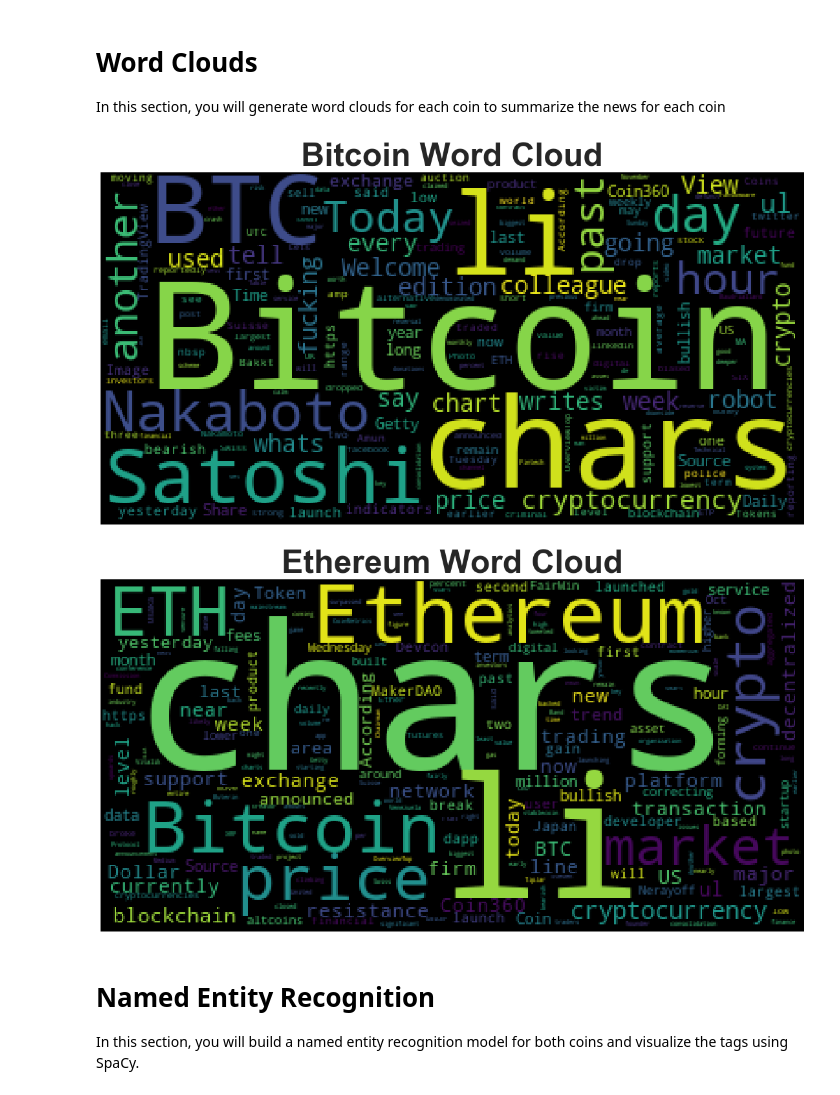
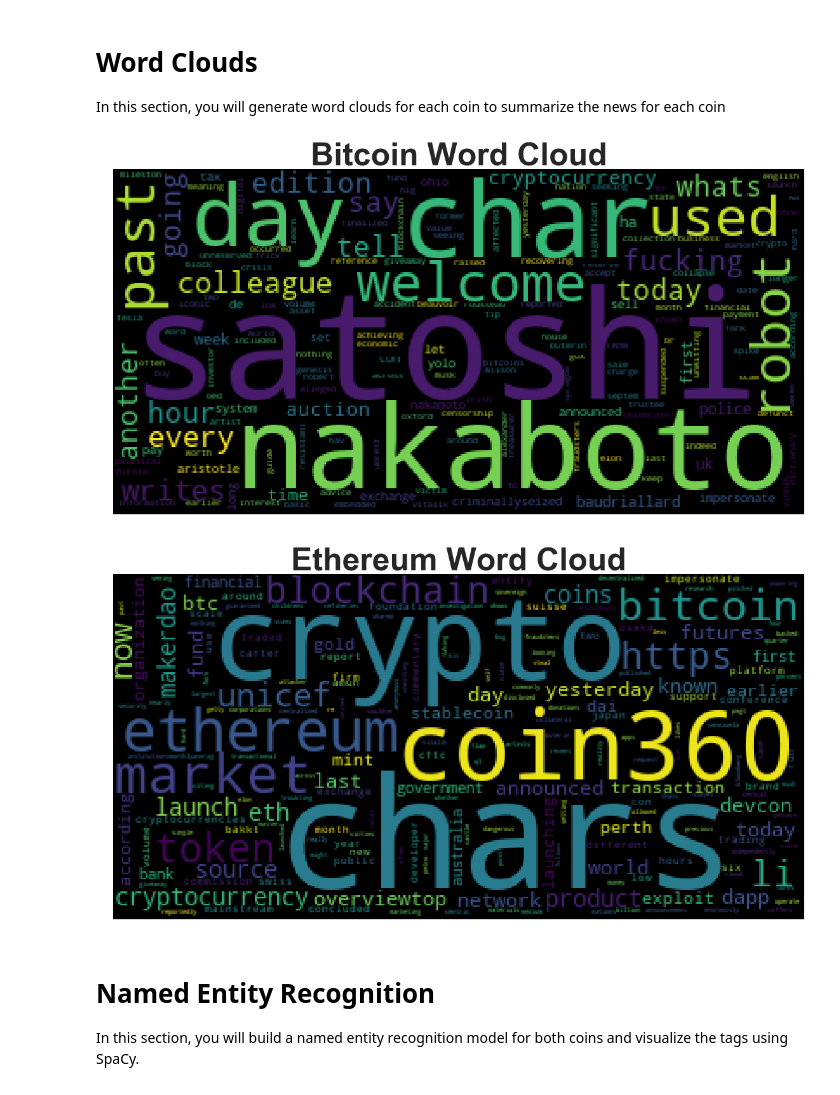
Before and after one commit to ceazer2801/crypto_sentiment, a Jupyter notebook: crypto_sentiment.ipynb, the cells around one changed output. Drawn from its saved outputs; the diff is of its cells as text; code cells hidden in the pictures.

```diff
--- a/crypto_sentiment.ipynb
+++ b/crypto_sentiment.ipynb
@@ -26,7 +28,7 @@ newsapi = NewsApiClient(api_key=api_key)
 bitcoin_headlines = newsapi.get_everything(
     q="bitcoin AND BTC",
     language="en",
-    page_size=100
+#    page_size=100
 )
 # %%
 # Fetch the Ethereum news articles
@@ -162,7 +165,7 @@ from string import punctuation
 import re
 # %%
 # Expand the default stop words list if necessary
-addl_stopwords = [',','`', '']
+addl_stopwords = [',', '', 'https', 'http', 'btc', 'bitcoin', 'eth', 'ethereum']
 # %%
 # Complete the tokenizer function
 def tokenizer(text):
@@ -352,21 +308,24 @@ mpl.rcParams['figure.figsize'] = [20.0, 10.0]
 # %%
 # Generate the Bitcoin word cloud
 btc_corpus = ''
+sw = set(stopwords.words('english') + addl_stopwords)
 for token in btc_df.Text:
     btc_corpus += token
-wc = WordCloud(collocations=False).generate(btc_corpus)
+long_string = " ".join(str(x) for x in tokenizer(btc_corpus))
+wc = WordCloud(collocations=False).generate(long_string)
 plt.title('Bitcoin Word Cloud', fontsize=50, fontweight='bold')
 plt.style.use('seaborn-whitegrid')
 plt.imshow(wc)
 plt.axis("off")
 plt.show()
 # %% [output]
-[figure, old version]
+[figure, new version]
 # %%
 # Generate the Ethereum word cloud
 eth_corpus = ''
 for token in eth_df.Text:
-    eth_corpus += token
+    eth_corpus += token.lower()
+long_string = " ".join(str(x) for x in tokenizer(eth_corpus))
 wc = WordCloud(collocations=False).generate(eth_corpus)
 plt.title('Ethereum Word Cloud', fontsize=50, fontweight='bold')
 plt.style.use('seaborn-whitegrid')
@@ -374,7 +333,7 @@ plt.imshow(wc)
 plt.axis("off")
 plt.show()
 # %% [output]
-[figure, old version]
+[figure, new version]
 # %% [markdown]
 # Named Entity Recognition
 
```
Also changed, not shown: parts of 19 cells of this notebook, 1 other file.
